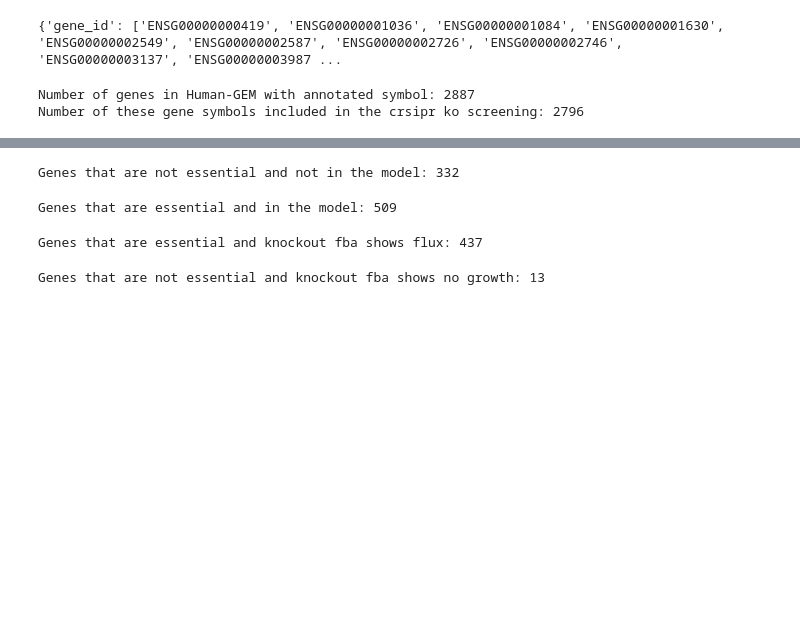
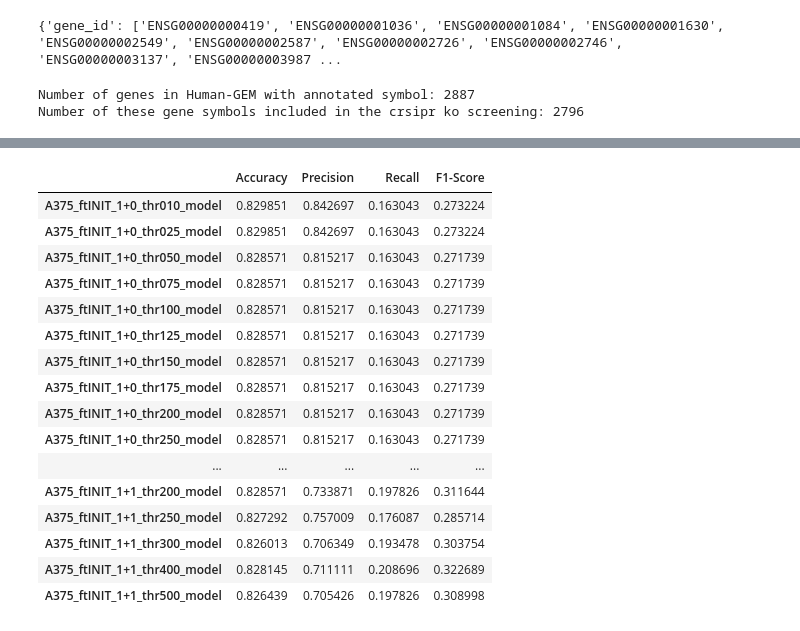
Before and after one commit to Philip-Mundt/thesis_scripts, a Jupyter notebook: model_validation/knockout_screen_comparison.ipynb, the cells around one changed output, grey strips where cells are left out. Cells and saved outputs as stored; diff of their text form; code cells hidden in the pictures; blank space fills up the shorter version.

```diff
--- a/model_validation/knockout_screen_comparison.ipynb
+++ b/model_validation/knockout_screen_comparison.ipynb
@@ -191,4 +240,0 @@ Genes that are essential and not in the model: 119
-# %%
-print(f"Genes that are not essential and not in the model: {len(df_A375_model_essentiality.loc[(df_A375_model_essentiality["in_model"] == False) & (df_A375_model_essentiality["gene_essentiality"] == 0), :])}")
-# %% [output]
-Genes that are not essential and not in the model: 332
@@ -197,12 +241,55 @@ Genes that
-# %%
-print(f"Genes that are essential and in the model: {len(df_A375_model_essentiality.loc[(df_A375_model_essentiality["in_model"] == True) & df_A375_model_essentiality["gene_essentiality"] == 1, :])}")
-# %% [output]
-Genes that are essential and in the model: 509
-# %%
-print(f"Genes that are essential and knockout fba shows growth: {len(df_A375_model_essentiality.loc[(df_A375_model_essentiality["fba_solution"] > 0.0) & df_A375_model_essentiality["gene_essentiality"] == 1, :])}")
-# %% [output]
-Genes that are essential and knockout fba shows flux: 437
-# %%
-print(f"Genes that are not essential and knockout fba shows no growth: {len(df_A375_model_essentiality.loc[(df_A375_model_essentiality["fba_solution"] <= 0.0) & (df_A375_model_essentiality["gene_essentiality"] == 0) & (df_A375_model_essentiality["in_model"] == True), :])}")
-# %% [output]
-Genes that are not essential and knockout fba shows no growth: 13
+# %%
+# calculate accuracy and F1-score for all models for easy comparison
+df_model_predictive_capability = pd.DataFrame(
+    index = mdl_list,
+)
+for mdl_name in mdl_list:
+    cm = confusion_matrices[mdl_name]
+    # assigning values for true positive (TP), true negative (TN), false positive (FP) and false negative (FN)
+    TP = cm.loc["no growth", "essential"]
+    TN = cm.loc["growth", "not essential"]
+    FP = cm.loc["no growth", "not essential"]
+    FN = cm.loc["growth", "essential"]
+
+    # accuracy
+    df_model_predictive_capability.loc[mdl_name, "Accuracy"] = (
+        (TP + TN) /
+        (TP + TN + FP + FN)
+        )
+    # precision
+    precision = (
+        TP /
+        (TP + FP)
+        )
+    df_model_predictive_capability.loc[mdl_name, "Precision"] = precision
+    # recall
+    recall = (
+        TP /
+        (TP + FN)
+        )
+    df_model_predictive_capability.loc[mdl_name, "Recall"] = recall
+    # F1-score
+    df_model_predictive_capability.loc[mdl_name, "F1-Score"] = (
+            (2 * precision * recall) /
+            (precision + recall)
+        )
+
+df_model_predictive_capability
+# %% [output]
+|  | Accuracy | Precision | Recall | F1-Score |
+| A375_ftINIT_1+0_thr010_model | 0.829851 | 0.842697 | 0.163043 | 0.273224 |
+| A375_ftINIT_1+0_thr025_model | 0.829851 | 0.842697 | 0.163043 | 0.273224 |
+| A375_ftINIT_1+0_thr050_model | 0.828571 | 0.815217 | 0.163043 | 0.271739 |
+| A375_ftINIT_1+0_thr075_model | 0.828571 | 0.815217 | 0.163043 | 0.271739 |
+| A375_ftINIT_1+0_thr100_model | 0.828571 | 0.815217 | 0.163043 | 0.271739 |
+| A375_ftINIT_1+0_thr125_model | 0.828571 | 0.815217 | 0.163043 | 0.271739 |
+| A375_ftINIT_1+0_thr150_model | 0.828571 | 0.815217 | 0.163043 | 0.271739 |
+| A375_ftINIT_1+0_thr175_model | 0.828571 | 0.815217 | 0.163043 | 0.271739 |
+| A375_ftINIT_1+0_thr200_model | 0.828571 | 0.815217 | 0.163043 | 0.271739 |
+| A375_ftINIT_1+0_thr250_model | 0.828571 | 0.815217 | 0.163043 | 0.271739 |
+| ... | ... | ... | ... | ... |
+| A375_ftINIT_1+1_thr200_model | 0.828571 | 0.733871 | 0.197826 | 0.311644 |
+| A375_ftINIT_1+1_thr250_model | 0.827292 | 0.757009 | 0.176087 | 0.285714 |
+| A375_ftINIT_1+1_thr300_model | 0.826013 | 0.706349 | 0.193478 | 0.303754 |
+| A375_ftINIT_1+1_thr400_model | 0.828145 | 0.711111 | 0.208696 | 0.322689 |
+| A375_ftINIT_1+1_thr500_model | 0.826439 | 0.705426 | 0.197826 | 0.308998 |
```
Also changed, not shown: parts of 21 cells of this notebook, 15 other files.
